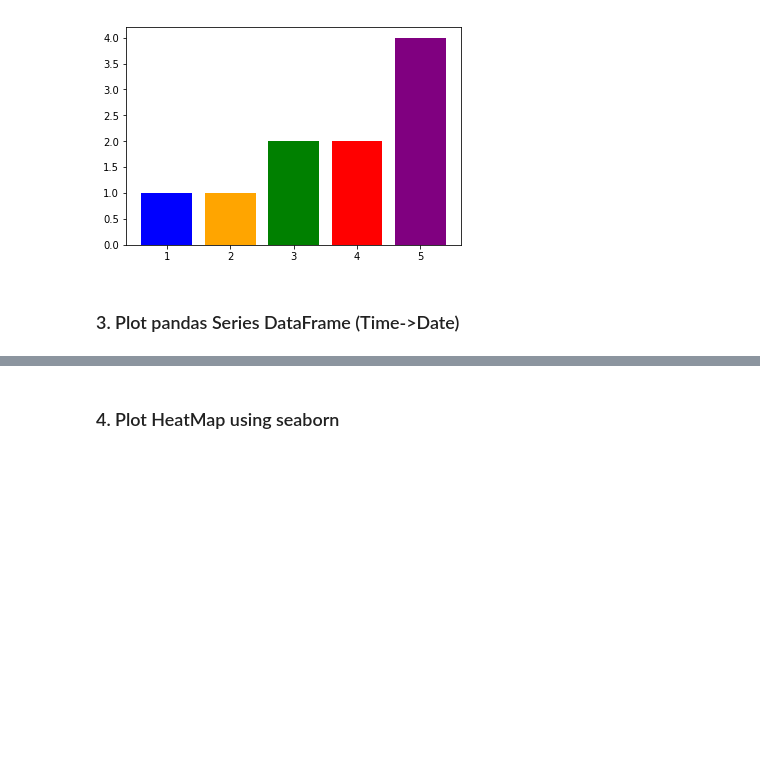
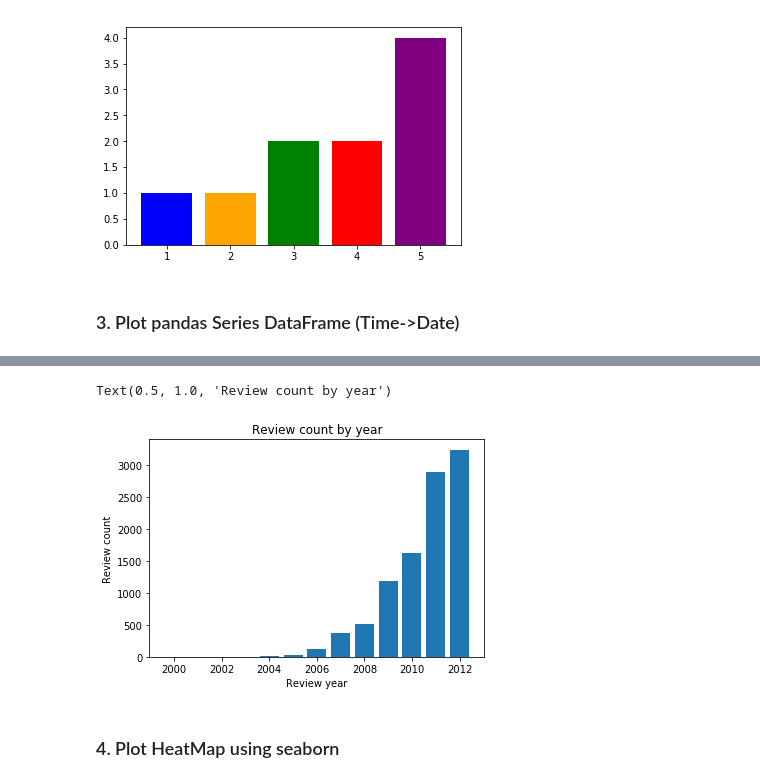
Before and after one commit to kevin110604/FDA_practice, a Jupyter notebook: FDA_hw1.ipynb, the cells around one changed output, grey strips where cells are left out. Drawn from its saved outputs; the diff is of its cells as text; code cells hidden in the pictures; blank space fills up the shorter version.

```diff
--- a/FDA_hw1.ipynb
+++ b/FDA_hw1.ipynb
@@ -400,3 +400,6 @@ plt.bar(s2.index, s2.values, color=['purple', 'red', 'green', 'orange', 'blue'])
 [figure]
 # %% [markdown]
 ### 3. Plot pandas Series DataFrame (Time->Date)
+# %%
+df3 = pd_data.drop(columns=['Id', 'ProductId', 'HelpfulnessNumerator', 'HelpfulnessDenominator', 'Summary', 'Text'])
+df3.head(10)
@@ -402,0 +418,4 @@ plt.bar(s2.index, s2.values, color=['purple', 'red', 'green', 'orange', 'blue'])
+# %%
+import time
+df3['Year'] = df3['Time'].apply(lambda x: time.gmtime(x).tm_year)
+df3.head(10)
@@ -402,0 +434,3 @@ plt.bar(s2.index, s2.values, color=['purple', 'red', 'green', 'orange', 'blue'])
+# %%
+s3 = df3['Year'].value_counts()
+s3
@@ -403,3 +449,11 @@ plt.bar(s2.index, s2.values, color=['purple', 'red', 'green', 'orange', 'blue'])
+# %%
+plt.bar(s3.index, s3.values)
+plt.xlabel('Review year')
+plt.ylabel('Review count')
+plt.title('Review count by year')
+# %% [output]
+Text(0.5, 1.0, 'Review count by year')
+[figure, added]
 # %% [markdown]
 ### 4. Plot HeatMap using seaborn
 # %% [markdown]
```
Also changed, not shown: parts of 7 cells of this notebook.
